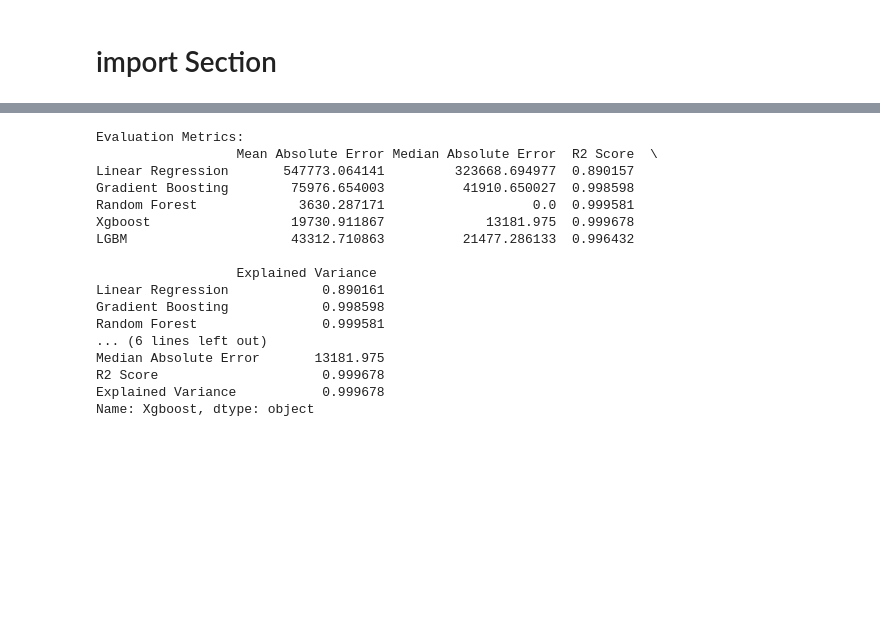
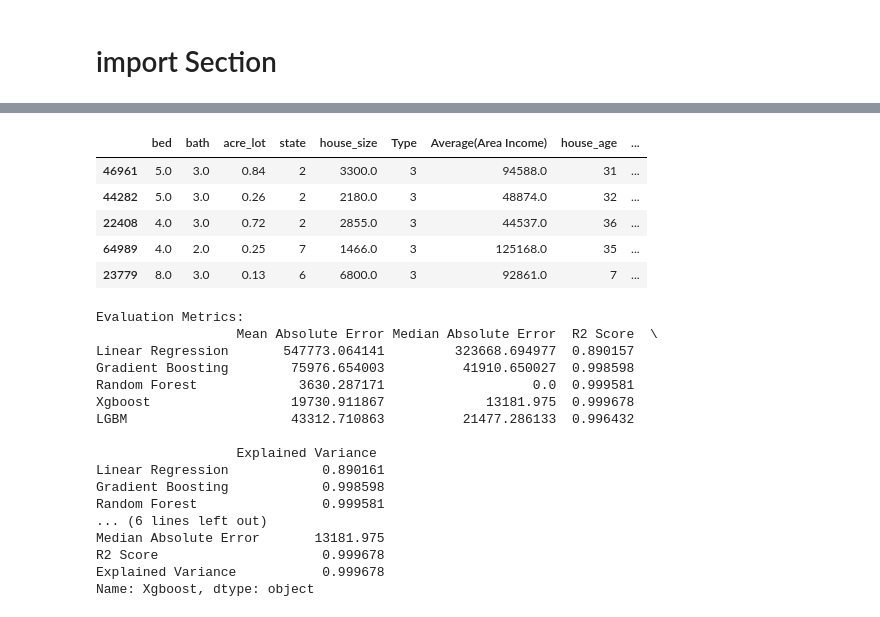
Before and after one commit to drigger091/home-llc-task-2, a Jupyter notebook: Model_building_implementation.ipynb, the cells around one changed output, grey strips where cells are left out. Drawn from its saved outputs; the diff is of its cells as text; code cells hidden in the pictures; blank space fills up the shorter version.

```diff
--- a/Model_building_implementation.ipynb
+++ b/Model_building_implementation.ipynb
@@ -469,3 +449,12 @@ X_train , X_test ,Y_train , Y_test = train_test_split(X,Y,test_size=0.3,random_s
+# %%
+X_test.head()
+# %% [output]
+|  | bed | bath | acre_lot | state | house_size | Type | Average(Area Income) | house_age | ... |
+| 46961 | 5.0 | 3.0 | 0.84 | 2 | 3300.0 | 3 | 94588.0 | 31 | ... |
+| 44282 | 5.0 | 3.0 | 0.26 | 2 | 2180.0 | 3 | 48874.0 | 32 | ... |
+| 22408 | 4.0 | 3.0 | 0.72 | 2 | 2855.0 | 3 | 44537.0 | 36 | ... |
+| 64989 | 4.0 | 2.0 | 0.25 | 7 | 1466.0 | 3 | 125168.0 | 35 | ... |
+| 23779 | 8.0 | 3.0 | 0.13 | 6 | 6800.0 | 3 | 92861.0 | 7 | ... |
 # %%
 
 
```
Also changed, not shown: parts of 17 cells of this notebook, 2 other files.
